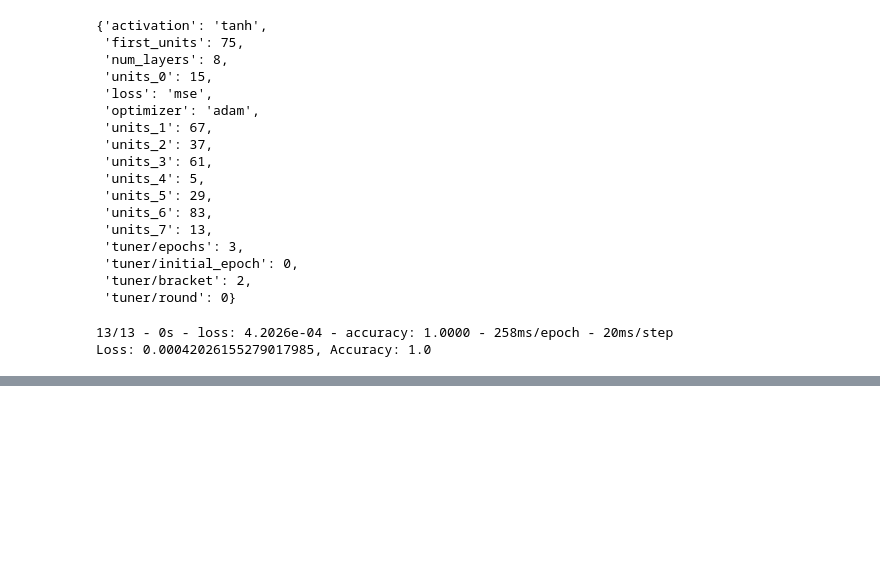
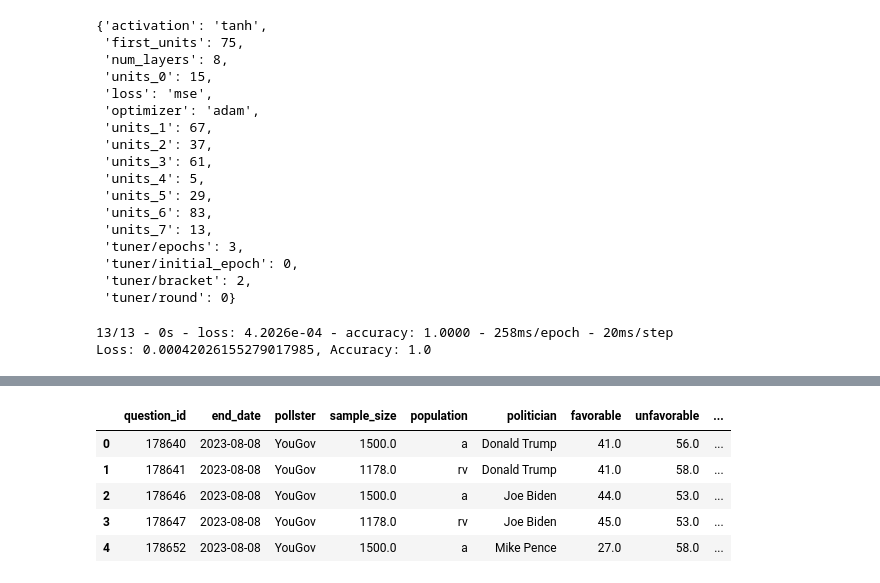
Before and after one commit to MSchell0129/Complex_Political_Phenomenon, a Jupyter notebook: Code_Files/predicted_president.ipynb, the cells around one changed output, grey strips where cells are left out. Saved outputs shown, nothing was run; the diff lists cells and outputs as text; code cells hidden in the pictures; blank space fills up the shorter version.

```diff
--- a/Code_Files/predicted_president.ipynb
+++ b/Code_Files/predicted_president.ipynb
@@ -311,0 +328,10 @@ array([[3.7972923e-04],
+# %%
+new_df = pd.read_csv('../election_resources/cleaned_2023_data.csv')
+new_df.head()
+# %% [output]
+|  | question_id | end_date | pollster | sample_size | population | politician | favorable | unfavorable | ... |
+| 0 | 178640 | 2023-08-08 | YouGov | 1500.0 | a | Donald Trump | 41.0 | 56.0 | ... |
+| 1 | 178641 | 2023-08-08 | YouGov | 1178.0 | rv | Donald Trump | 41.0 | 58.0 | ... |
+| 2 | 178646 | 2023-08-08 | YouGov | 1500.0 | a | Joe Biden | 44.0 | 53.0 | ... |
+| 3 | 178647 | 2023-08-08 | YouGov | 1178.0 | rv | Joe Biden | 45.0 | 53.0 | ... |
+| 4 | 178652 | 2023-08-08 | YouGov | 1500.0 | a | Mike Pence | 27.0 | 58.0 | ... |
```
Also changed, not shown: parts of 12 cells of this notebook, 1 other file.
